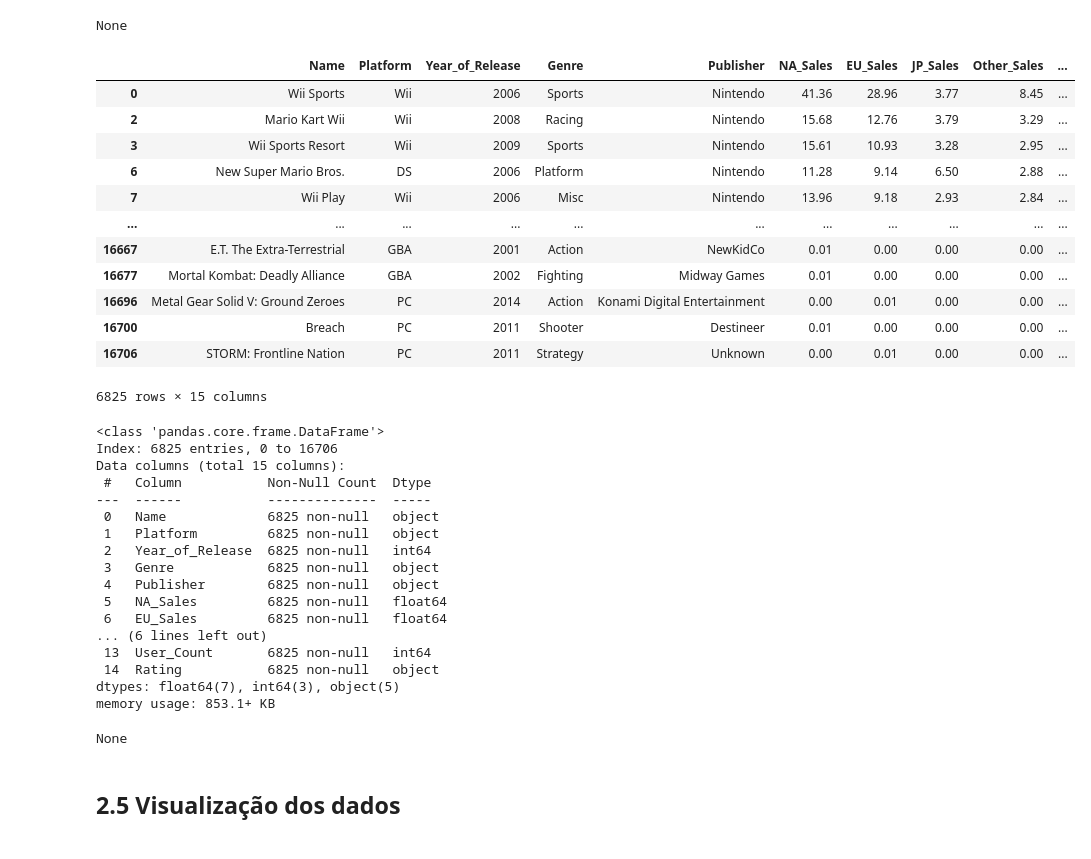
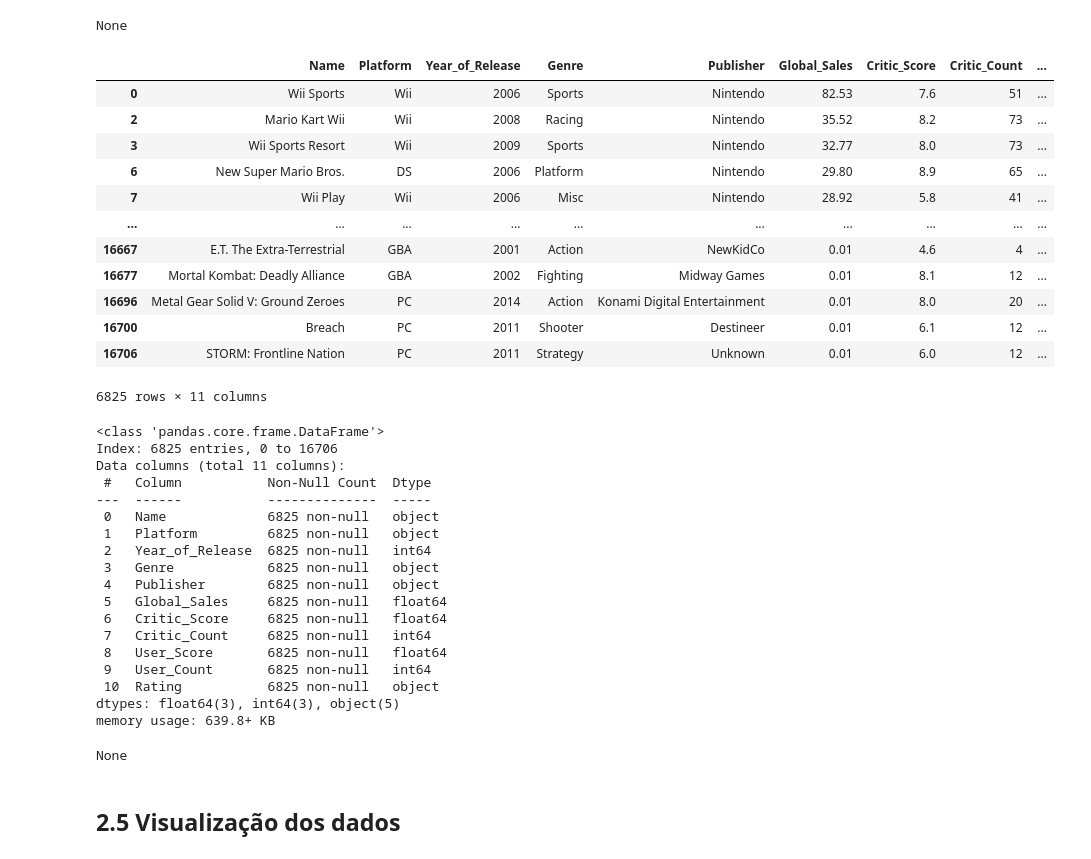
Before and after one commit to PedroMiguelCecato/ICD_Project, a Jupyter notebook: Presentatio.ipynb, the cells around one changed output. Saved outputs shown, nothing was run; the diff lists cells and outputs as text; code cells hidden in the pictures.

```diff
--- a/Presentatio.ipynb
+++ b/Presentatio.ipynb
@@ -170,6 +170,6 @@ display(Games_df)
 GSales_df = Games_df[['Name', 'Platform', 'Year_of_Release', 'Genre', 'Publisher', 'NA_Sales', 'EU_Sales', 'JP_Sales', 'Other_Sales', 'Global_Sales']]
 
 # Data Frame para comparação de Score com Sales
-GFinal_df = Games_df.copy()
+GScore_df = Games_df.copy()
 # %%
 display(GSales_df)
@@ -272,40 +272,41 @@ dtypes: float64(5), int64(1), object(4)
 memory usage: 1.4+ MB
 None
 # %%
-# Removendo valores nulos do Data Frame GFinal
-GFinal_df = GFinal_df.dropna(subset = ['Critic_Score', 'Critic_Count', 'User_Score', 'User_Count', 'Rating'])
+# Removendo valores nulos do Data Frame GFinal e colunas que não são necessárias
+GScore_df = GScore_df.dropna(subset = ['Critic_Score', 'Critic_Count', 'User_Score', 'User_Count', 'Rating'])
+GScore_df = GScore_df.drop(['NA_Sales', 'EU_Sales', 'JP_Sales', 'Other_Sales'], axis=1)
 
 # Alterando o type da coluna 'User_Score' para float
-GFinal_df['User_Score'] = GFinal_df['User_Score'].apply(lambda x: str(x).replace(",","."))
-GFinal_df['User_Score'] = GFinal_df['User_Score'].astype('float64')
+GScore_df['User_Score'] = GScore_df['User_Score'].apply(lambda x: str(x).replace(",","."))
+GScore_df['User_Score'] = GScore_df['User_Score'].astype('float64')
 
 # Alterando o type das colunas 'Critic_Count' e 'User_Count' para inteiro
-GFinal_df['Critic_Count'] = GFinal_df['Critic_Count'].astype('int64')
-GFinal_df['User_Count'] = GFinal_df['User_Count'].astype('int64')
+GScore_df['Critic_Count'] = GScore_df['Critic_Count'].astype('int64')
+GScore_df['User_Count'] = GScore_df['User_Count'].astype('int64')
 
 # Ajustando o valor na coluna 'Critic_Score'
-GFinal_df['Critic_Score'] = GFinal_df['Critic_Score']/10
+GScore_df['Critic_Score'] = GScore_df['Critic_Score']/10
 # %%
 # Data Frame GFinal pronto para ser utilizado
-display(GFinal_df)
-display(GFinal_df.info())
+display(GScore_df)
+display(GScore_df.info())
 # %% [output]
-|  | Name | Platform | Year_of_Release | Genre | Publisher | NA_Sales | EU_Sales | JP_Sales | Other_Sales | ... |
-| 0 | Wii Sports | Wii | 2006 | Sports | Nintendo | 41.36 | 28.96 | 3.77 | 8.45 | ... |
-| 2 | Mario Kart Wii | Wii | 2008 | Racing | Nintendo | 15.68 | 12.76 | 3.79 | 3.29 | ... |
-| 3 | Wii Sports Resort | Wii | 2009 | Sports | Nintendo | 15.61 | 10.93 | 3.28 | 2.95 | ... |
-| 6 | New Super Mario Bros. | DS | 2006 | Platform | Nintendo | 11.28 | 9.14 | 6.50 | 2.88 | ... |
-| 7 | Wii Play | Wii | 2006 | Misc | Nintendo | 13.96 | 9.18 | 2.93 | 2.84 | ... |
-| ... | ... | ... | ... | ... | ... | ... | ... | ... | ... | ... |
-| 16667 | E.T. The Extra-Terrestrial | GBA | 2001 | Action | NewKidCo | 0.01 | 0.00 | 0.00 | 0.00 | ... |
-| 16677 | Mortal Kombat: Deadly Alliance | GBA | 2002 | Fighting | Midway Games | 0.01 | 0.00 | 0.00 | 0.00 | ... |
-| 16696 | Metal Gear Solid V: Ground Zeroes | PC | 2014 | Action | Konami Digital Entertainment | 0.00 | 0.01 | 0.00 | 0.00 | ... |
-| 16700 | Breach | PC | 2011 | Shooter | Destineer | 0.01 | 0.00 | 0.00 | 0.00 | ... |
-| 16706 | STORM: Frontline Nation | PC | 2011 | Strategy | Unknown | 0.00 | 0.01 | 0.00 | 0.00 | ... |
+|  | Name | Platform | Year_of_Release | Genre | Publisher | Global_Sales | Critic_Score | Critic_Count | ... |
+| 0 | Wii Sports | Wii | 2006 | Sports | Nintendo | 82.53 | 7.6 | 51 | ... |
+| 2 | Mario Kart Wii | Wii | 2008 | Racing | Nintendo | 35.52 | 8.2 | 73 | ... |
+| 3 | Wii Sports Resort | Wii | 2009 | Sports | Nintendo | 32.77 | 8.0 | 73 | ... |
+| 6 | New Super Mario Bros. | DS | 2006 | Platform | Nintendo | 29.80 | 8.9 | 65 | ... |
+| 7 | Wii Play | Wii | 2006 | Misc | Nintendo | 28.92 | 5.8 | 41 | ... |
+| ... | ... | ... | ... | ... | ... | ... | ... | ... | ... |
+| 16667 | E.T. The Extra-Terrestrial | GBA | 2001 | Action | NewKidCo | 0.01 | 4.6 | 4 | ... |
+| 16677 | Mortal Kombat: Deadly Alliance | GBA | 2002 | Fighting | Midway Games | 0.01 | 8.1 | 12 | ... |
+| 16696 | Metal Gear Solid V: Ground Zeroes | PC | 2014 | Action | Konami Digital Entertainment | 0.01 | 8.0 | 20 | ... |
+| 16700 | Breach | PC | 2011 | Shooter | Destineer | 0.01 | 6.1 | 12 | ... |
+| 16706 | STORM: Frontline Nation | PC | 2011 | Strategy | Unknown | 0.01 | 6.0 | 12 | ... |
-6825 rows × 15 columns
+6825 rows × 11 columns
 <class 'pandas.core.frame.DataFrame'>
 Index: 6825 entries, 0 to 16706
-Data columns (total 15 columns):
+Data columns (total 11 columns):
  #   Column           Non-Null Count  Dtype
 ---  ------           --------------  -----
  0   Name             6825 non-null   object
@@ -313,13 +314,14 @@ Data columns (total 15 columns):
  2   Year_of_Release  6825 non-null   int64
  3   Genre            6825 non-null   object
  4   Publisher        6825 non-null   object
- 5   NA_Sales         6825 non-null   float64
- 6   EU_Sales         6825 non-null   float64
-... (6 lines left out)
- 13  User_Count       6825 non-null   int64
- 14  Rating           6825 non-null   object
-dtypes: float64(7), int64(3), object(5)
-memory usage: 853.1+ KB
+ 5   Global_Sales     6825 non-null   float64
+ 6   Critic_Score     6825 non-null   float64
+ 7   Critic_Count     6825 non-null   int64
+ 8   User_Score       6825 non-null   float64
+ 9   User_Count       6825 non-null   int64
+ 10  Rating           6825 non-null   object
+dtypes: float64(3), int64(3), object(5)
+memory usage: 639.8+ KB
 None
 # %% [markdown]
 ## 2.5 Visualização dos dados
```
Also changed, not shown: parts of 76 cells of this notebook.
